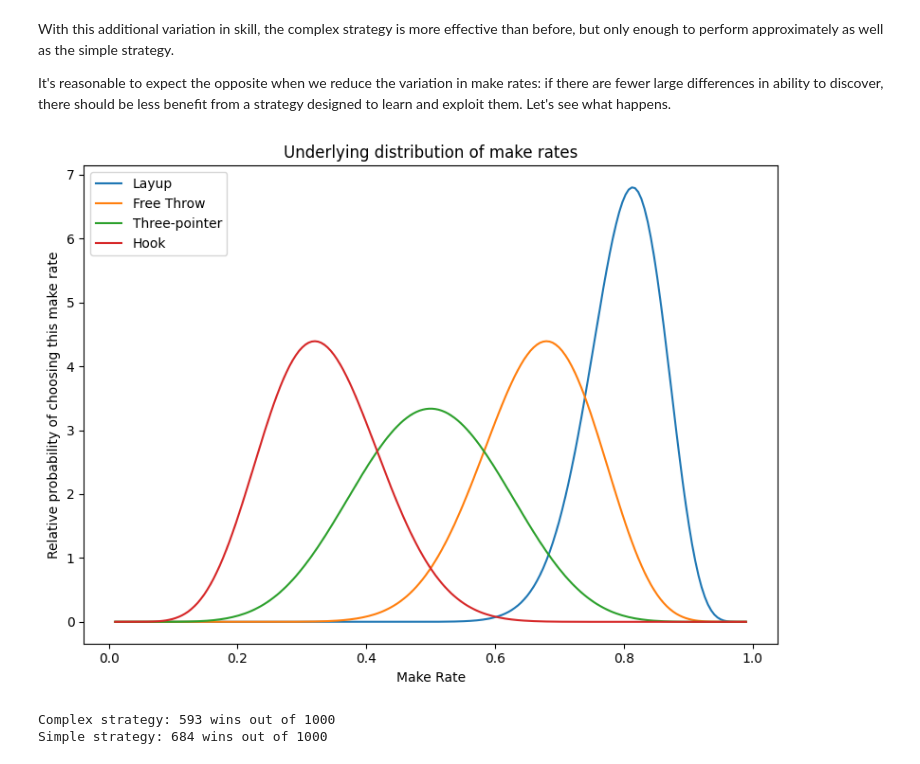
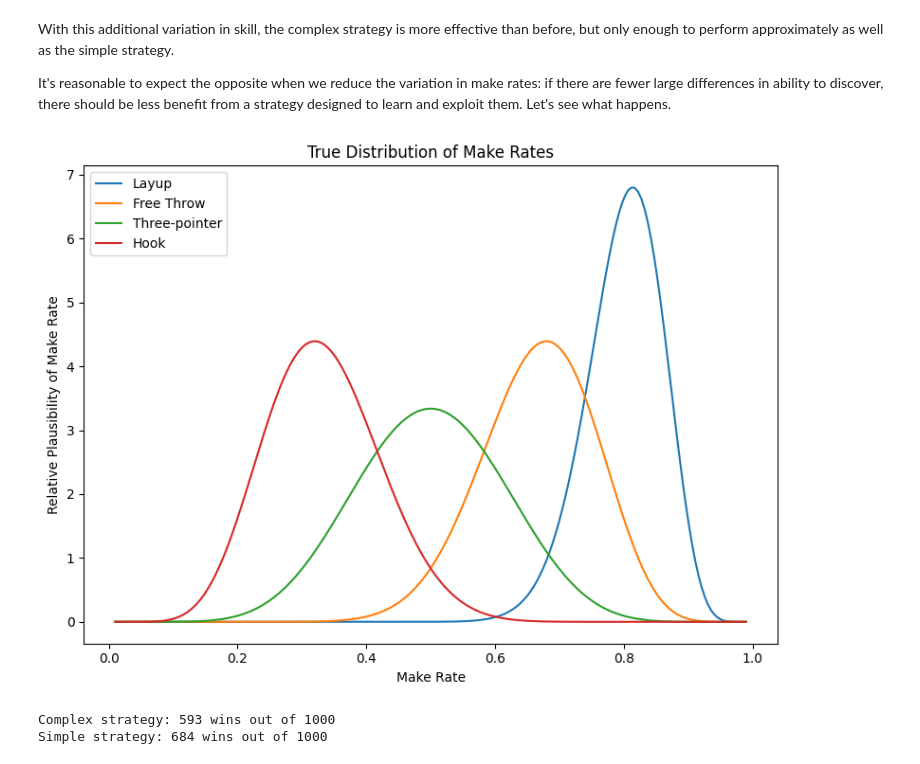
Before and after one commit to SamFarhi/horse-bayesian-strategy, a Jupyter notebook: HORSE.ipynb, the cells around one changed output. Saved outputs shown, nothing was run; the diff lists cells and outputs as text; code cells hidden in the pictures.

```diff
--- a/HORSE.ipynb
+++ b/HORSE.ipynb
@@ -894,21 +896,21 @@ It's reasonable to expect the opposite when we reduce the variation in make rate
 # %%
 # Reduce variation from the underlying make rates (multiply all parameters by 3)
 set_true_probs(round(np.random.beta(36, 9), 2), round(np.random.beta(18, 9), 2), round(np.random.beta(9,9), 2), round(np.random.beta(9,18), 2), round(np.random.beta(36, 9), 2), round(np.random.beta(18, 9), 2), round(np.random.beta(9,9), 2), round(np.random.beta(9,18), 2))
 
 # Plot the new underlying distributions of make rates
 plt.figure(figsize=(8, 6))
 plt.plot(Pmf(beta.pdf(make_qs,36,9), make_qs), label = 'Layup')
 plt.plot(Pmf(beta.pdf(make_qs,18,9), make_qs), label = 'Free Throw')
 plt.plot(Pmf(beta.pdf(make_qs,9,9), make_qs), label = 'Three-pointer')
 plt.plot(Pmf(beta.pdf(make_qs,9,18), make_qs), label = 'Hook')
 plt.legend()
-plt.title('Underlying distribution of make rates')
-plt.ylabel('Relative probability of choosing this make rate')
+plt.title('True Distribution of Make Rates')
+plt.ylabel('Relative Plausibility of Make Rate')
 plt.xlabel('Make Rate')
 plt.tight_layout()
 plt.show()
 # %% [output]
-[figure, old version]
+[figure, new version]
 # %%
 wins_complex = 0
 wins_simple = 0
```
Also changed, not shown: parts of 4 cells of this notebook.
